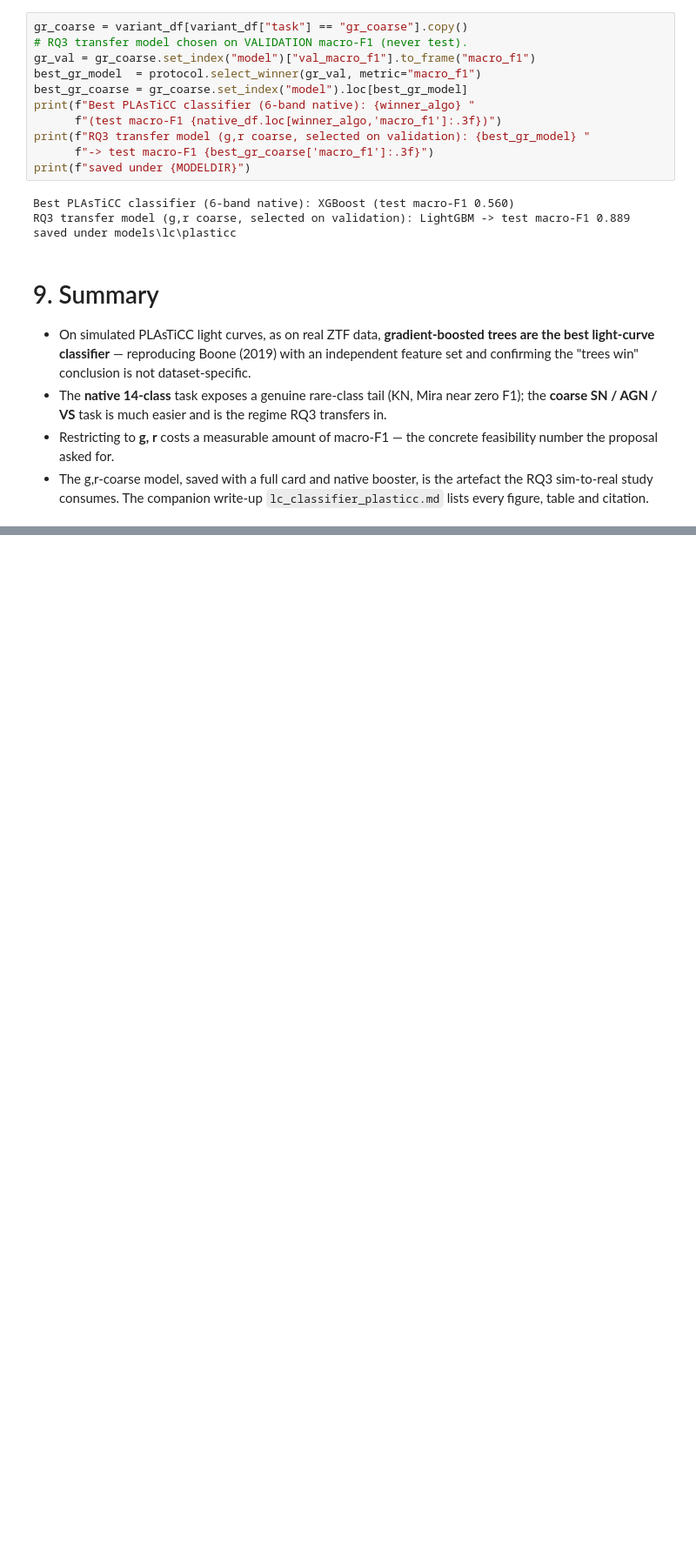
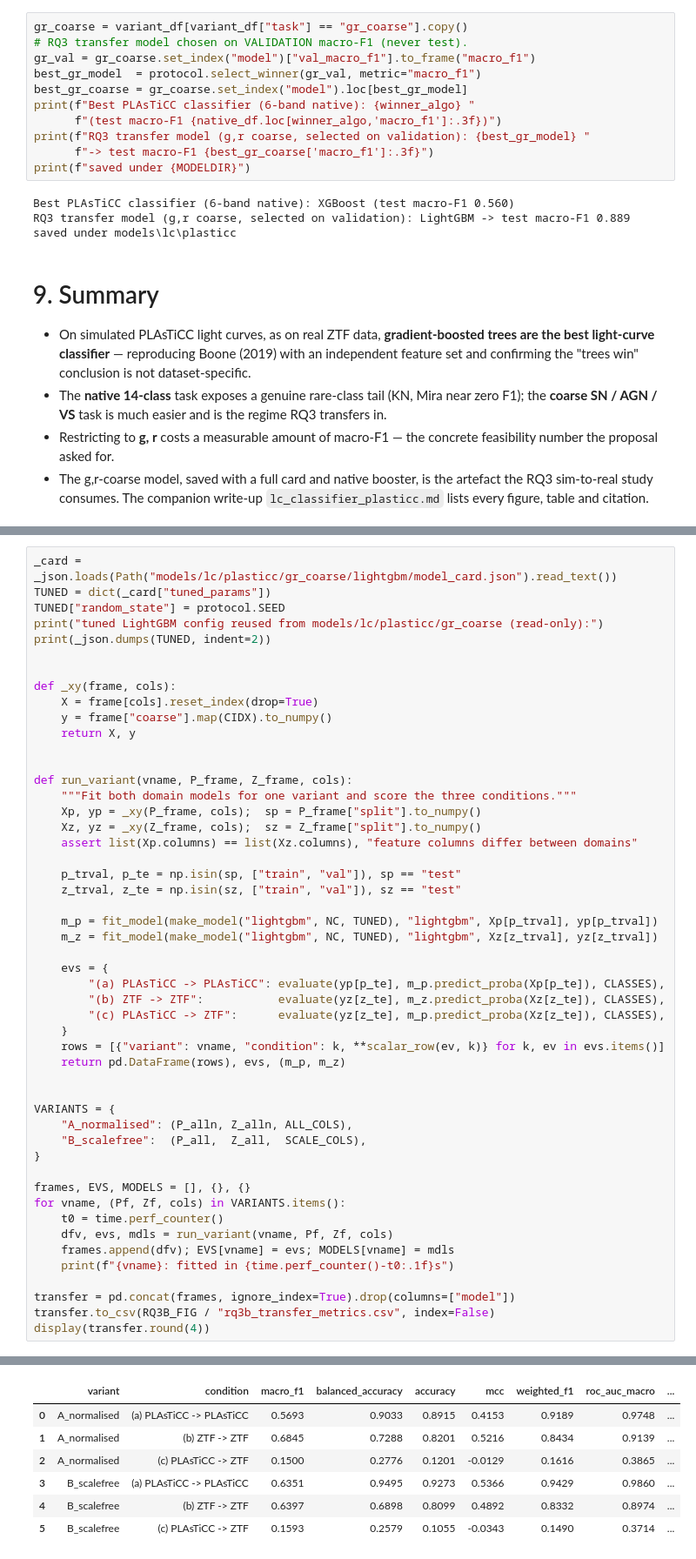
Before and after one commit to fatemalaali/astro-transient-classification, a Jupyter notebook: lc_classifier_plasticc.ipynb, the cells around one changed output, grey strips where cells are left out. Shown at 87% size. Saved outputs shown, nothing was run; the diff lists cells and outputs as text; blank space fills up the shorter version.

```diff
--- a/lc_classifier_plasticc.ipynb
+++ b/lc_classifier_plasticc.ipynb
@@ -970,0 +1355,51 @@ saved under models\lc\plasticc
+# %%
+_card = _json.loads(Path("models/lc/plasticc/gr_coarse/lightgbm/model_card.json").read_text())
+TUNED = dict(_card["tuned_params"])
+TUNED["random_state"] = protocol.SEED
+print("tuned LightGBM config reused from models/lc/plasticc/gr_coarse (read-only):")
+print(_json.dumps(TUNED, indent=2))
+
+
+def _xy(frame, cols):
+    X = frame[cols].reset_index(drop=True)
+    y = frame["coarse"].map(CIDX).to_numpy()
+    return X, y
+
+
+def run_variant(vname, P_frame, Z_frame, cols):
+    """Fit both domain models for one variant and score the three conditions."""
+    Xp, yp = _xy(P_frame, cols);  sp = P_frame["split"].to_numpy()
+    Xz, yz = _xy(Z_frame, cols);  sz = Z_frame["split"].to_numpy()
+    assert list(Xp.columns) == list(Xz.columns), "feature columns differ between domains"
+
+    p_trval, p_te = np.isin(sp, ["train", "val"]), sp == "test"
+    z_trval, z_te = np.isin(sz, ["train", "val"]), sz == "test"
+
+    m_p = fit_model(make_model("lightgbm", NC, TUNED), "lightgbm", Xp[p_trval], yp[p_trval])
+    m_z = fit_model(make_model("lightgbm", NC, TUNED), "lightgbm", Xz[z_trval], yz[z_trval])
+
+    evs = {
+        "(a) PLAsTiCC -> PLAsTiCC": evaluate(yp[p_te], m_p.predict_proba(Xp[p_te]), CLASSES),
+        "(b) ZTF -> ZTF":           evaluate(yz[z_te], m_z.predict_proba(Xz[z_te]), CLASSES),
+        "(c) PLAsTiCC -> ZTF":      evaluate(yz[z_te], m_p.predict_proba(Xz[z_te]), CLASSES),
+    }
+    rows = [{"variant": vname, "condition": k, **scalar_row(ev, k)} for k, ev in evs.items()]
+    return pd.DataFrame(rows), evs, (m_p, m_z)
+
+
+VARIANTS = {
+    "A_normalised": (P_alln, Z_alln, ALL_COLS),
+    "B_scalefree":  (P_all,  Z_all,  SCALE_COLS),
+}
+
+frames, EVS, MODELS = [], {}, {}
+for vname, (Pf, Zf, cols) in VARIANTS.items():
+    t0 = time.perf_counter()
+    dfv, evs, mdls = run_variant(vname, Pf, Zf, cols)
+    frames.append(dfv); EVS[vname] = evs; MODELS[vname] = mdls
+    print(f"{vname}: fitted in {time.perf_counter()-t0:.1f}s")
+
+transfer = pd.concat(frames, ignore_index=True).drop(columns=["model"])
+transfer.to_csv(RQ3B_FIG / "rq3b_transfer_metrics.csv", index=False)
+display(transfer.round(4))
+# %% [output]
@@ -970,0 +1421,7 @@ saved under models\lc\plasticc
+|  | variant | condition | macro_f1 | balanced_accuracy | accuracy | mcc | weighted_f1 | roc_auc_macro | ... |
+| 0 | A_normalised | (a) PLAsTiCC -> PLAsTiCC | 0.5693 | 0.9033 | 0.8915 | 0.4153 | 0.9189 | 0.9748 | ... |
+| 1 | A_normalised | (b) ZTF -> ZTF | 0.6845 | 0.7288 | 0.8201 | 0.5216 | 0.8434 | 0.9139 | ... |
+| 2 | A_normalised | (c) PLAsTiCC -> ZTF | 0.1500 | 0.2776 | 0.1201 | -0.0129 | 0.1616 | 0.3865 | ... |
+| 3 | B_scalefree | (a) PLAsTiCC -> PLAsTiCC | 0.6351 | 0.9495 | 0.9273 | 0.5366 | 0.9429 | 0.9860 | ... |
+| 4 | B_scalefree | (b) ZTF -> ZTF | 0.6397 | 0.6898 | 0.8099 | 0.4892 | 0.8332 | 0.8974 | ... |
+| 5 | B_scalefree | (c) PLAsTiCC -> ZTF | 0.1593 | 0.2579 | 0.1055 | -0.0343 | 0.1490 | 0.3714 | ... |
```
Also changed, not shown: parts of 20 cells of this notebook, 2 other files.
